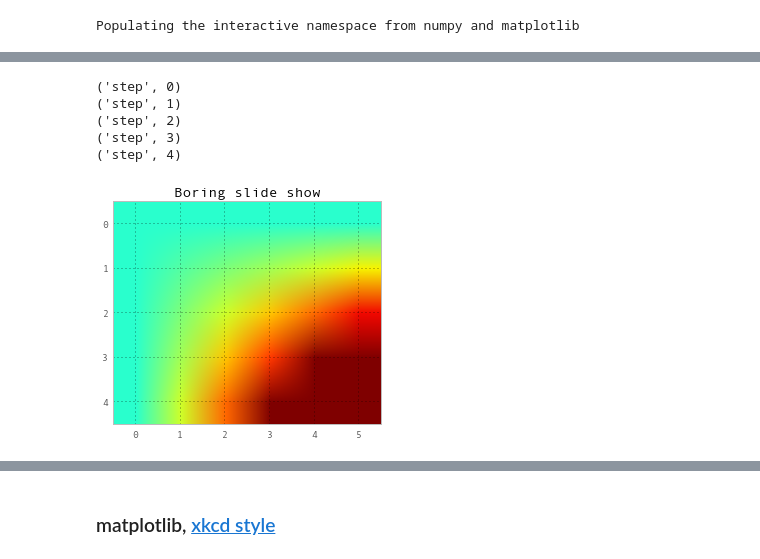
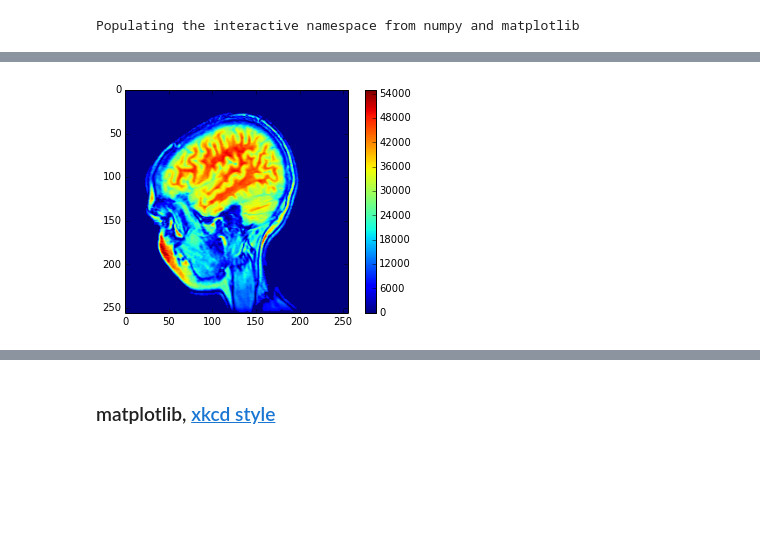
Before and after one commit to ronenabr/python_for_physicsits, a Jupyter notebook: notebooks/lecture6.ipynb, the cells around one changed output, grey strips where cells are left out. Drawn from its saved outputs; the diff is of its cells as text; code cells hidden in the pictures; blank space fills up the shorter version.

```diff
--- a/notebooks/lecture6.ipynb
+++ b/notebooks/lecture6.ipynb
@@ -318,30 +343,17 @@ plt.tight_layout()
-# %%
-import matplotlib.pyplot as plt
-import numpy as np
-
-x = np.arange(6)
-y = np.arange(5)
-z = x * y[:,np.newaxis]
-
-for i in xrange(5):
-    if i==0:
-        p = plt.imshow(z)
-        fig = plt.gcf()
-        plt.clim()   # clamp the color limits
-        plt.title("Boring slide show")
-    else:
-        z = z + 2
-        p.set_data(z)
-
-    print("step", i)
-    plt.pause(0.5)
-# %% [output]
-('step', 0)
-('step', 1)
-('step', 2)
-('step', 3)
-('step', 4)
-[figure, removed]
+# %%
+from pylab import *
+import matplotlib.cbook as cbook
+# data are 256x256 16 bit integers
+dfile = cbook.get_sample_data('s1045.ima.gz')
+im = np.fromstring(dfile.read(), np.uint16).astype(float)
+im.shape = 256, 256
+
+imshow(im, cmap=cm.jet)
+colorbar()
+
+show()
+# %% [output]
+[figure, added]
 # %%
 from numpy.random import uniform, seed
 from matplotlib.mlab import griddata
```
Also changed, not shown: parts of 56 cells of this notebook, 5 other files.
